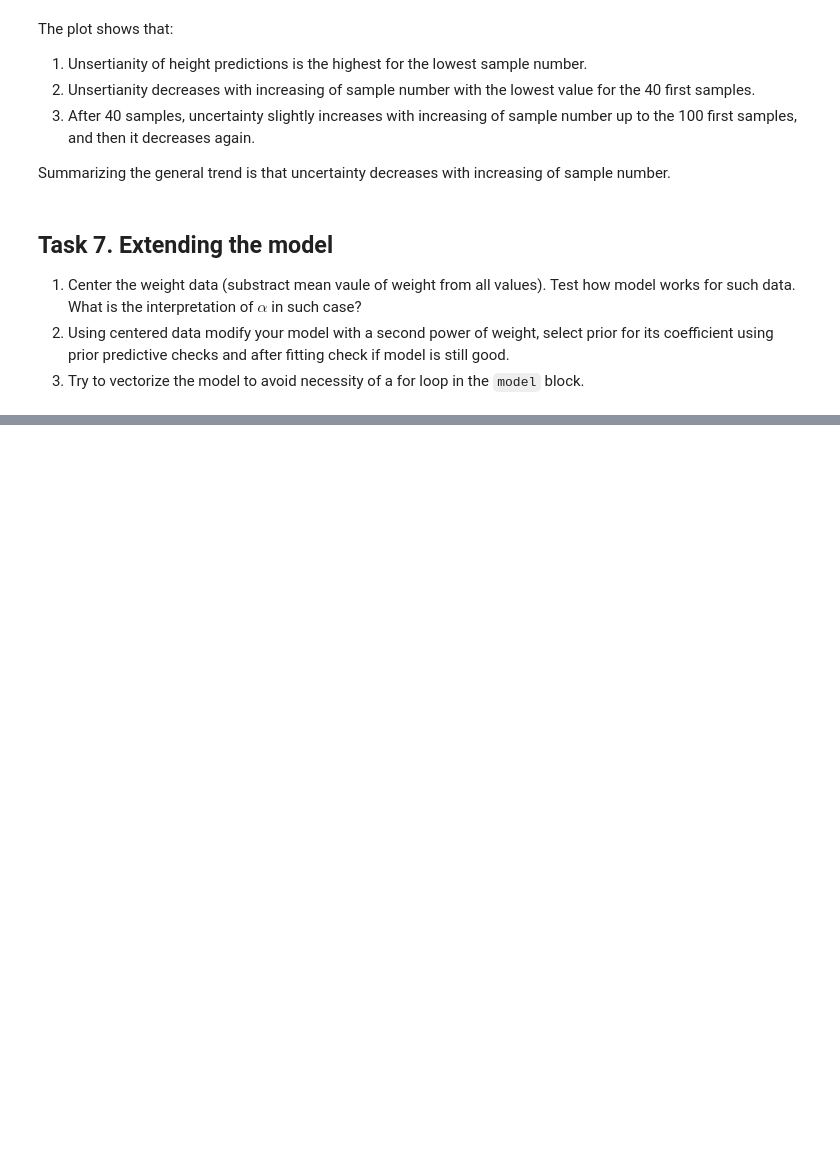
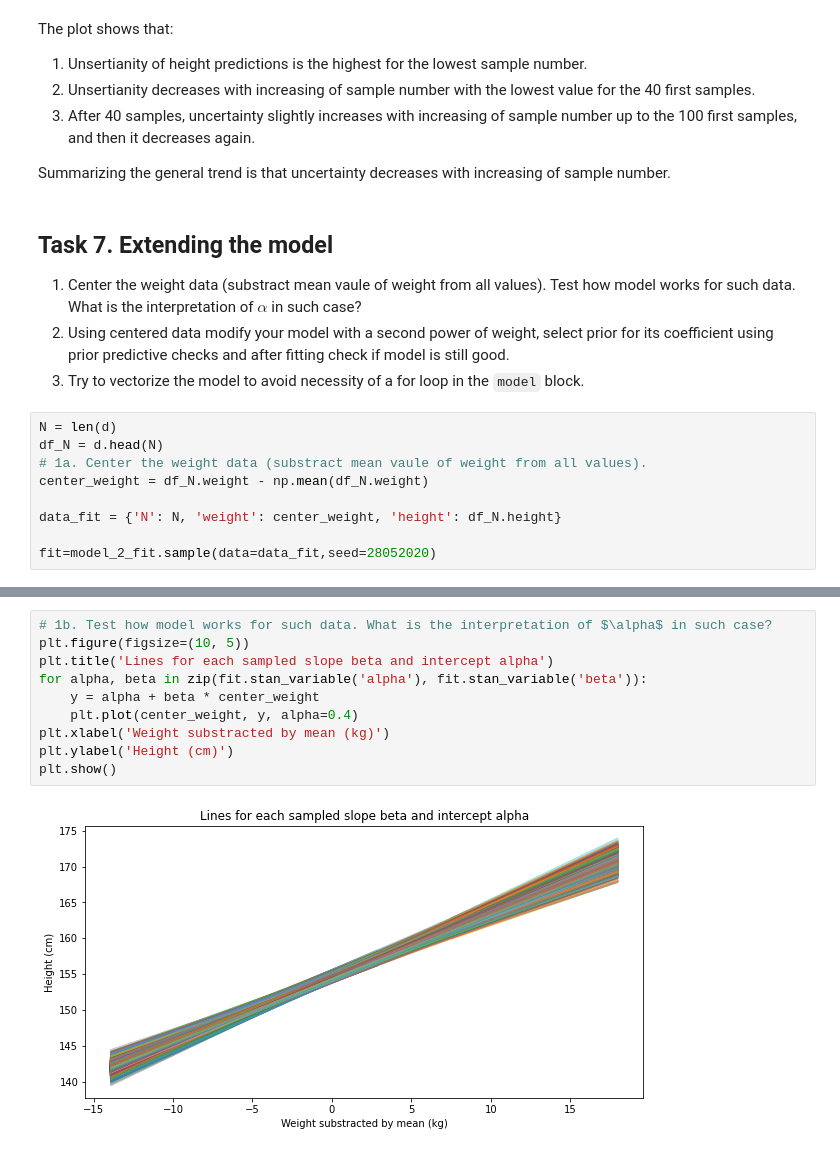
Before and after one commit to nmpluta/data-analytics-lectures, a Jupyter notebook: Data Analytics/Lab 4/lab4.ipynb, the cells around one changed output, grey strips where cells are left out. Cells and saved outputs as stored; diff of their text form; blank space fills up the shorter version.

````diff
--- a/Data Analytics/Lab 4/lab4.ipynb
+++ b/Data Analytics/Lab 4/lab4.ipynb
@@ -469,3 +505,12 @@ Summarizing the general trend is that uncertainty decreases with increasing of s
 1. Center the weight data (substract mean vaule of weight from all values). Test how model works for such data. What is the interpretation of $\alpha$ in such case?
 2. Using centered data modify your model with a second power of weight, select prior for its coefficient using prior predictive checks and after fitting check if model is still good.
 3. Try to vectorize the model to avoid necessity of a for loop in the ```model``` block.
+# %%
+N = len(d)
+df_N = d.head(N)
+# 1a. Center the weight data (substract mean vaule of weight from all values).
+center_weight = df_N.weight - np.mean(df_N.weight)
+
+data_fit = {'N': N, 'weight': center_weight, 'height': df_N.height}
+
+fit=model_2_fit.sample(data=data_fit,seed=28052020)
@@ -471,0 +524,12 @@ Summarizing the general trend is that uncertainty decreases with increasing of s
+# %%
+# 1b. Test how model works for such data. What is the interpretation of $\alpha$ in such case?
+plt.figure(figsize=(10, 5))
+plt.title('Lines for each sampled slope beta and intercept alpha')
+for alpha, beta in zip(fit.stan_variable('alpha'), fit.stan_variable('beta')):
+    y = alpha + beta * center_weight
+    plt.plot(center_weight, y, alpha=0.4)
+plt.xlabel('Weight substracted by mean (kg)')
+plt.ylabel('Height (cm)')
+plt.show()
+# %% [output]
+[figure, added]
````
Also changed, not shown: parts of 9 cells of this notebook, 6 other files.
